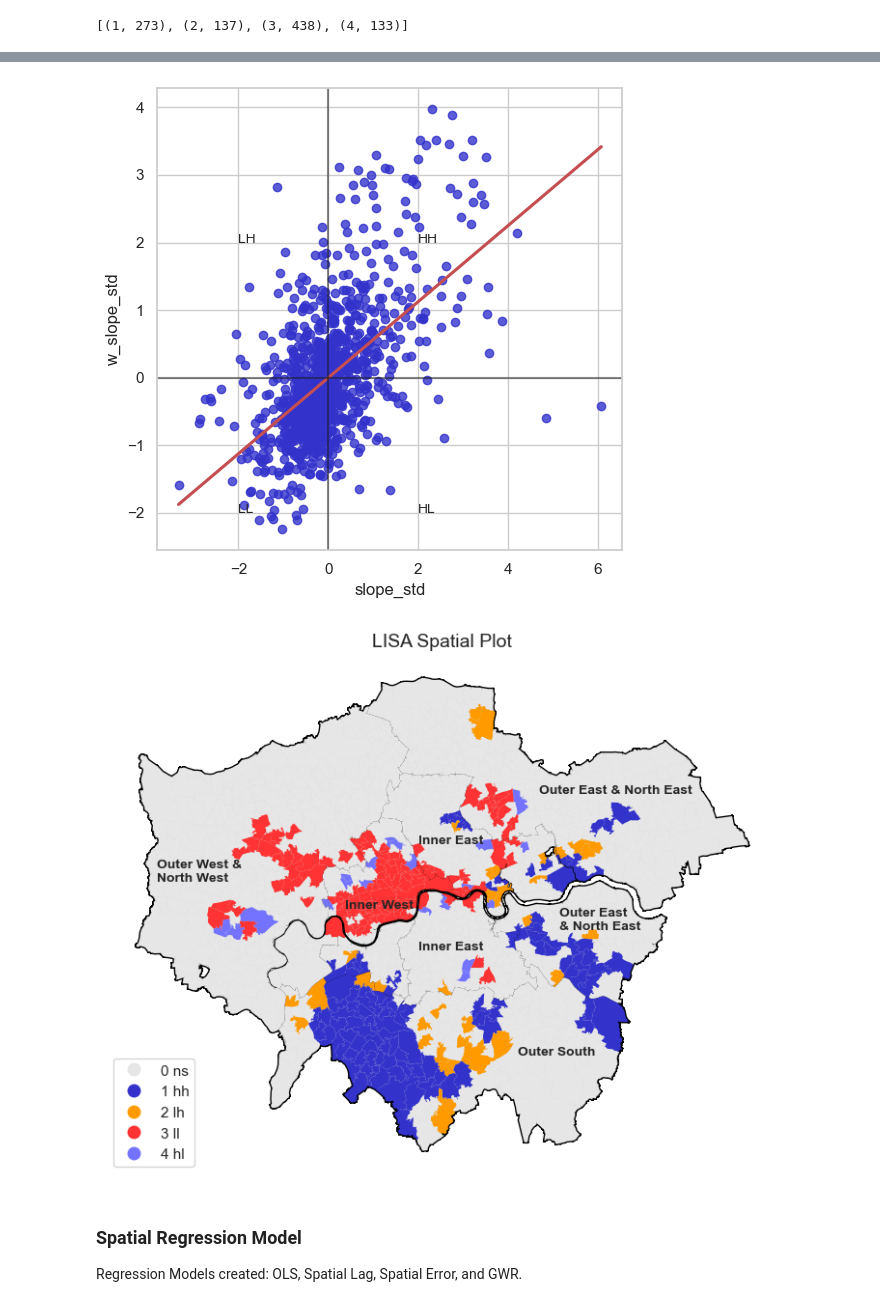
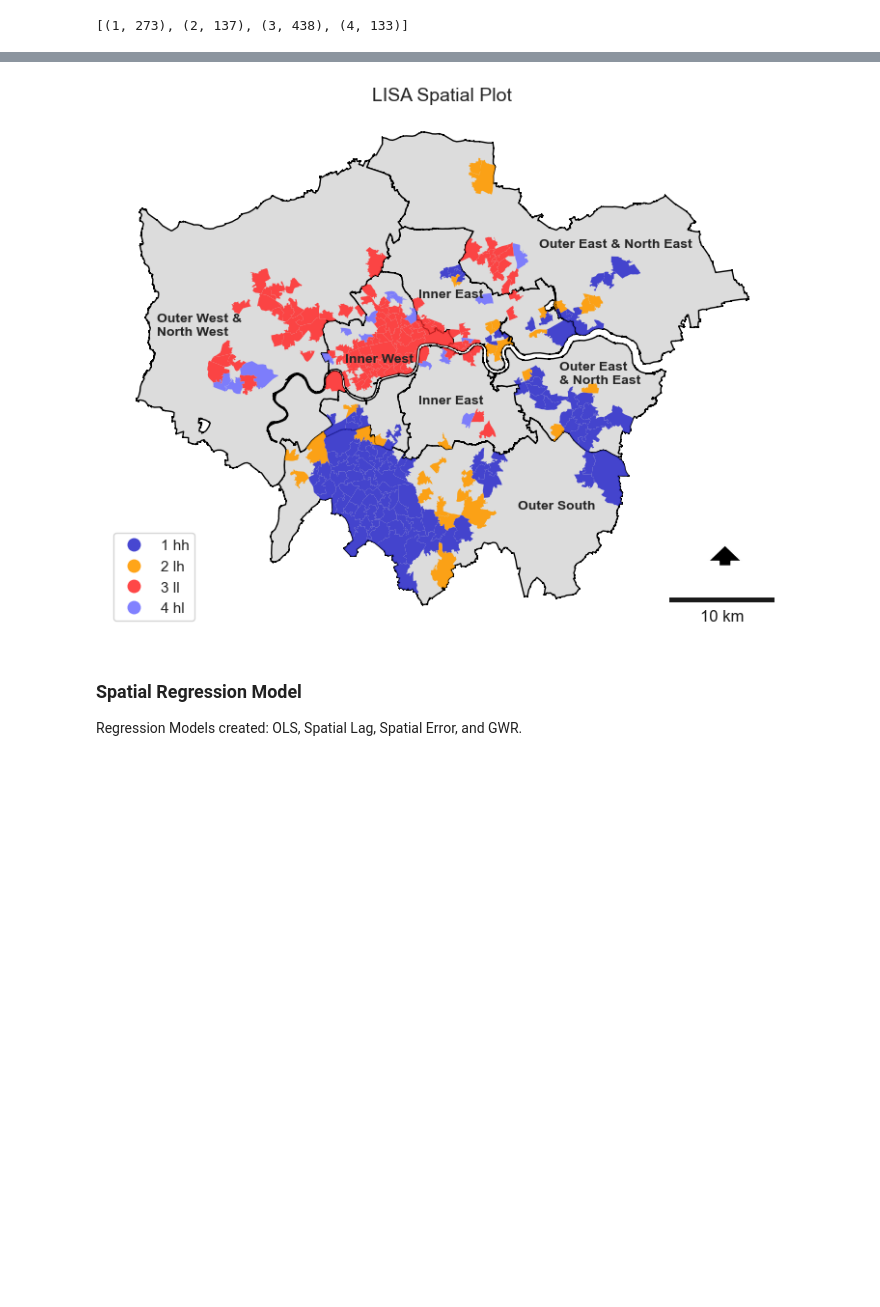
Before and after one commit to divyasharma-git/spatial-resilience, a Jupyter notebook: 02-spatialregression.ipynb, the cells around one changed output, grey strips where cells are left out. Drawn from its saved outputs; the diff is of its cells as text; code cells hidden in the pictures; blank space fills up the shorter version.

Commit message:
Add files via upload
update figures

```diff
--- a/02-spatialregression.ipynb
+++ b/02-spatialregression.ipynb
@@ -446,40 +450,44 @@ df = df
 # Based on this, we can visually see that it is central and west london that appear to be in the ll quadrant significantly, only Redbridge in the hh quadrant is significant.
 # Based on the Moran plot, those that are negative are statistically significantly below the mean standardised slope of all local authorities.
 
 sns.set_context('notebook')
 
 f, ax = plt.subplots(1, figsize=(9,9))
-hmap = colors.ListedColormap(['#E7E6E6', '#3333CC', '#FF9B00', '#FF3333', '#7373FF'])
+hmap = colors.ListedColormap(['#3333CC', '#FF9B00', '#FF3333', '#7373FF'])
 
 df_sr = df[['subregion', 'geometry']]
 df_sr['geometry'] = df_sr['geometry'].buffer(0.0001)
 df_sr = df_sr.dissolve(by = 'subregion').reset_index()
 #df_test = df.overlay(df_sr, how = 'intersection')
 plot_sr = df_sr.plot(column = 'subregion',
            color = 'gainsboro',
            edgecolor = 'black',
-           linewidth = 2,
+           linewidth = 1,
            ax = ax)
 
-df.plot(column='labels', categorical=True,
-        k=2, cmap=hmap, linewidth=0.0000001, ax=ax,
+df[df['labels']!='0 ns'].plot(column='labels', categorical=True,
+        k=2, cmap=hmap, linewidth=0.000001, alpha = 0.9, ax=ax,
         edgecolor='gainsboro',legend_kwds={"loc": 3}, legend=True)
 
 ax.text(523500, 179000, "Inner West", fontsize=10, fontweight = 'bold')
 ax.text(530500, 185150, "Inner East", fontsize=10, fontweight = 'bold')
 ax.text(530500, 175000, "Inner East", fontsize=10, fontweight = 'bold')
 ax.text(505500, 181600, "Outer West & \nNorth West", fontsize=10, fontweight = 'bold')
 ax.text(542000, 190000, "Outer East & North East", fontsize=10, fontweight = 'bold')
 ax.text(543900, 177000, "Outer East \n& North East", fontsize=10, fontweight = 'bold')
 ax.text(540000, 165000, "Outer South", fontsize=10, fontweight = 'bold')
+ax.add_artist(ScaleBar(1, location='lower right'))
+ax.annotate('',xy=(0.92,0.16), xytext=(0.92,0.12), arrowprops=dict(facecolor='black',
+                                                                            width=9,
+                                                                            headwidth=25),
+           ha='center', va='center', fontsize=10, xycoords=ax.transAxes)
 
 ax.set_axis_off()
 ax.set_title("LISA Spatial Plot", fontsize = 14)
-plt.savefig('../figures/lisa_spatial.jpeg', dpi = 300)
+# plt.savefig('../figures/lisa_spatial.jpeg', dpi = 1200)
 plt.show()
 # %% [output]
-[figure, old version]
+[figure, new version]
-[figure, removed]
 # %% [markdown]
 ### Spatial Regression Model
 Regression Models created: OLS, Spatial Lag, Spatial Error, and GWR.
```
Also changed, not shown: parts of 7 cells of this notebook, 1 other file.
